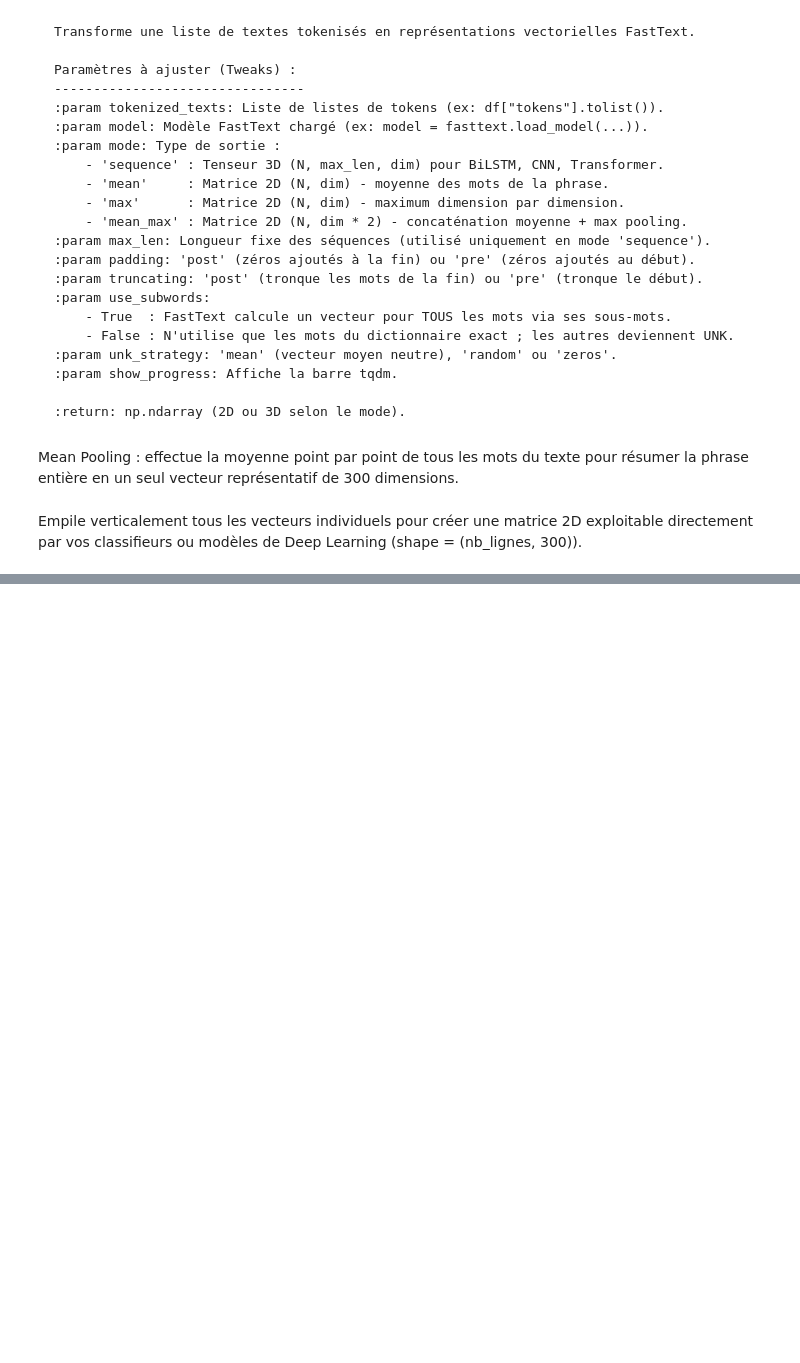
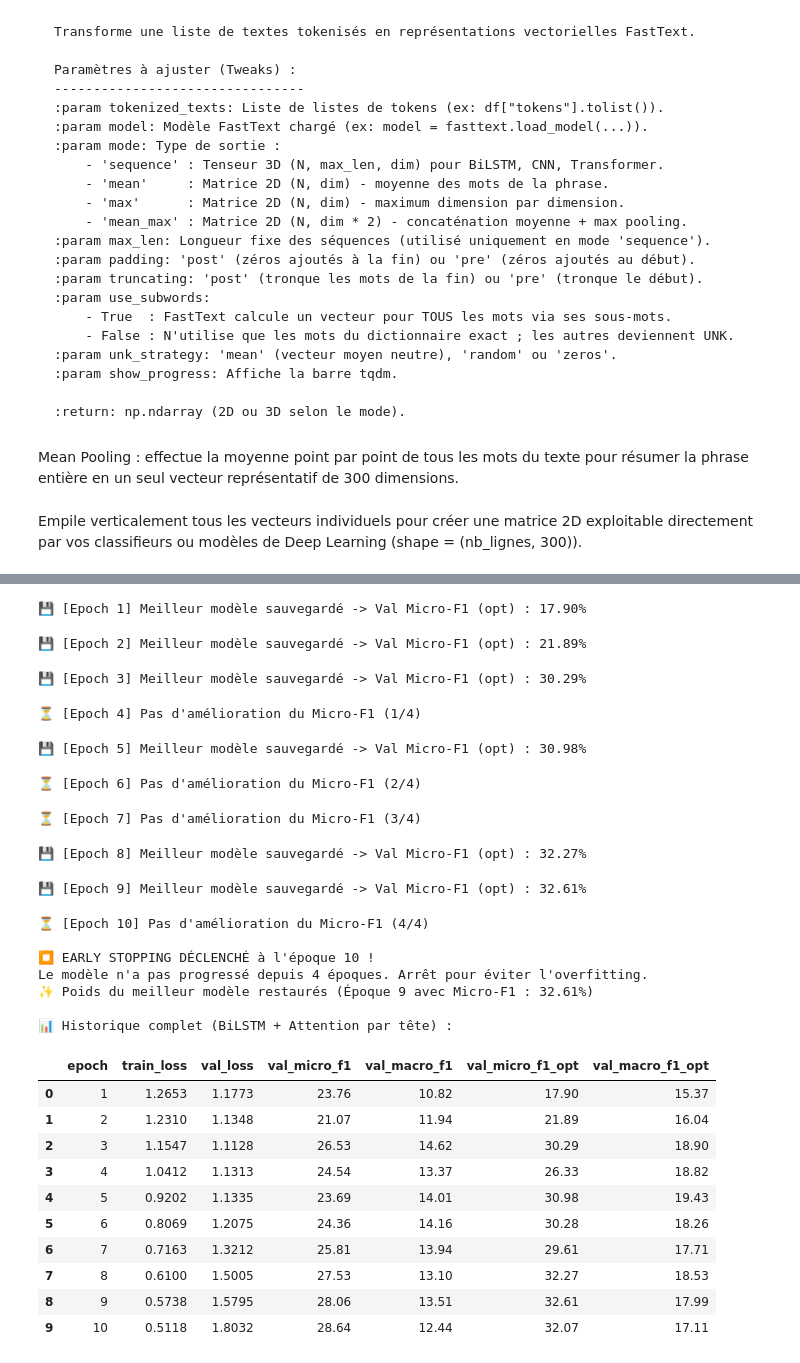
Before and after one commit to ghouf/Decetction-Persuation, a Jupyter notebook: src/decetction_persuation/Notebooks/Task1BEmbedding.ipynb, the cells around one changed output, grey strips where cells are left out. Saved outputs shown, nothing was run; the diff lists cells and outputs as text; code cells hidden in the pictures; blank space fills up the shorter version.

```diff
--- a/src/decetction_persuation/Notebooks/Task1BEmbedding.ipynb
+++ b/src/decetction_persuation/Notebooks/Task1BEmbedding.ipynb
@@ -9,3 +9,8 @@ DATA_DIR = Path(r"c:\Users\user\Projets_Ghoufrane\LLMS\Decetction-Persuation\dat
 df_train = pd.read_json(DATA_DIR / "task1B_train_cleaned_augmented.jsonl", lines=True, encoding="utf-8")
 df_val   = pd.read_json(DATA_DIR / "task1B_dev_cleaned.jsonl", lines=True, encoding="utf-8")
 df_test  = pd.read_json(DATA_DIR / "task1B_test_cleaned.jsonl", lines=True, encoding="utf-8")
+# %%
+import torch
+
+device = torch.device("cuda" if torch.cuda.is_available() else "cpu")
+print(f"Using device: {device} ({torch.cuda.get_device_name(0) if torch.cuda.is_available() else 'CPU'})")
@@ -264,0 +1034,48 @@ def embed_data(
+# %%
+# -------------------------------------------------------------------------
+# 1. DÉTECTION DU MATÉRIEL (GPU si dispo, sinon CPU)
+# -------------------------------------------------------------------------
+device = torch.device("cuda" if torch.cuda.is_available() else "cpu")
+print(f"🚀 Device sélectionné : {device}")
+
+# -------------------------------------------------------------------------
+# 2. INSTANCIATION DU MODÈLE AVEC ATTENTION (From Scratch)
+# -------------------------------------------------------------------------
+model_attention = MultiHeadAttentionBiLSTM(
+    vocab_size=vocab_size,
+    embedding_dim=128,             # Dimension 128 (scratch)
+    hidden_dim=128,                # Taille cachée BiLSTM
+    head_hidden_dim=32,            # Taille interne de chaque tête
+    attn_dim=64,                   # Dimension de l'espace d'attention
+    num_layers=1,
+    num_classes=num_classes,       # 20 techniques
+    dropout=0.3,
+    pretrained_embeddings=None,                 # Aléatoire (from scratch)
+    freeze_embeddings=False        # Apprentissage actif
+)
+
+# -------------------------------------------------------------------------
+# 3. LANCEMENT DE L'ENTRAÎNEMENT (Avec Early Stopping & barres tqdm)
+# -------------------------------------------------------------------------
+history_attention_df = train_multihead_bilstm(
+    model=model_attention,
+    train_loader=train_loader,
+    val_loader=val_loader,
+    y_val_true=y_val,
+    pos_weight=pos_weight,
+    num_epochs=10,
+    lr=1e-3,
+    patience=4,
+    min_delta=0.1,
+    save_path="best_multihead_bilstm_attention_scratch.pt",
+    device=device
+)
+
+# -------------------------------------------------------------------------
+# 4. SAUVEGARDE DES RÉSULTATS POUR LE TABLEAU COMPARATIF FINAL
+# -------------------------------------------------------------------------
+history_attention_df.to_csv("results_c2_attention_scratch.csv", index=False)
+
+print("\n📊 Historique complet (BiLSTM + Attention par tête) :")
+display(history_attention_df)
+# %% [output]
@@ -264,0 +1084,27 @@ def embed_data(
+💾 [Epoch 1] Meilleur modèle sauvegardé -> Val Micro-F1 (opt) : 17.90%
+💾 [Epoch 2] Meilleur modèle sauvegardé -> Val Micro-F1 (opt) : 21.89%
+💾 [Epoch 3] Meilleur modèle sauvegardé -> Val Micro-F1 (opt) : 30.29%
+⏳ [Epoch 4] Pas d'amélioration du Micro-F1 (1/4)
+💾 [Epoch 5] Meilleur modèle sauvegardé -> Val Micro-F1 (opt) : 30.98%
+⏳ [Epoch 6] Pas d'amélioration du Micro-F1 (2/4)
+⏳ [Epoch 7] Pas d'amélioration du Micro-F1 (3/4)
+💾 [Epoch 8] Meilleur modèle sauvegardé -> Val Micro-F1 (opt) : 32.27%
+💾 [Epoch 9] Meilleur modèle sauvegardé -> Val Micro-F1 (opt) : 32.61%
+⏳ [Epoch 10] Pas d'amélioration du Micro-F1 (4/4)
+
+⏹️ EARLY STOPPING DÉCLENCHÉ à l'époque 10 !
+Le modèle n'a pas progressé depuis 4 époques. Arrêt pour éviter l'overfitting.
+✨ Poids du meilleur modèle restaurés (Époque 9 avec Micro-F1 : 32.61%)
+
+📊 Historique complet (BiLSTM + Attention par tête) :
+|  | epoch | train_loss | val_loss | val_micro_f1 | val_macro_f1 | val_micro_f1_opt | val_macro_f1_opt |
+| 0 | 1 | 1.2653 | 1.1773 | 23.76 | 10.82 | 17.90 | 15.37 |
+| 1 | 2 | 1.2310 | 1.1348 | 21.07 | 11.94 | 21.89 | 16.04 |
+| 2 | 3 | 1.1547 | 1.1128 | 26.53 | 14.62 | 30.29 | 18.90 |
+| 3 | 4 | 1.0412 | 1.1313 | 24.54 | 13.37 | 26.33 | 18.82 |
+| 4 | 5 | 0.9202 | 1.1335 | 23.69 | 14.01 | 30.98 | 19.43 |
+| 5 | 6 | 0.8069 | 1.2075 | 24.36 | 14.16 | 30.28 | 18.26 |
+| 6 | 7 | 0.7163 | 1.3212 | 25.81 | 13.94 | 29.61 | 17.71 |
+| 7 | 8 | 0.6100 | 1.5005 | 27.53 | 13.10 | 32.27 | 18.53 |
+| 8 | 9 | 0.5738 | 1.5795 | 28.06 | 13.51 | 32.61 | 17.99 |
+| 9 | 10 | 0.5118 | 1.8032 | 28.64 | 12.44 | 32.07 | 17.11 |
```
Also changed, not shown: parts of 35 cells of this notebook, 25 other files.
